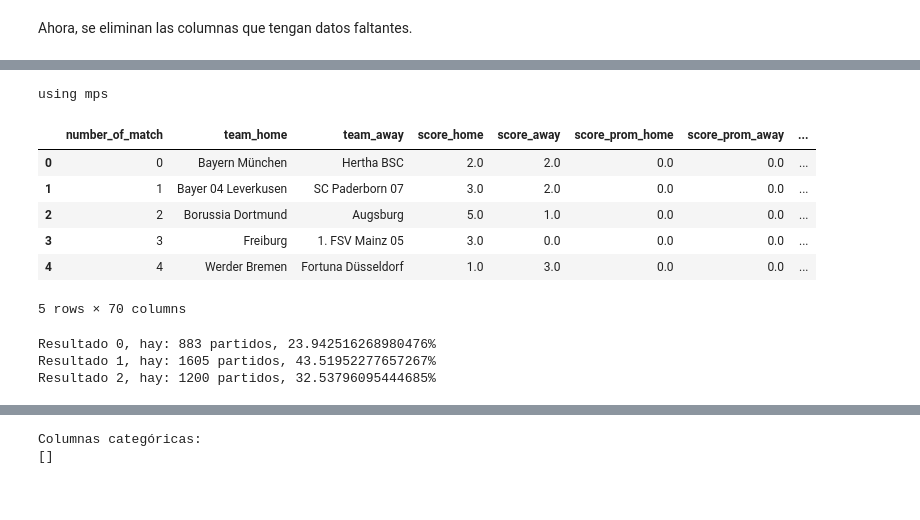
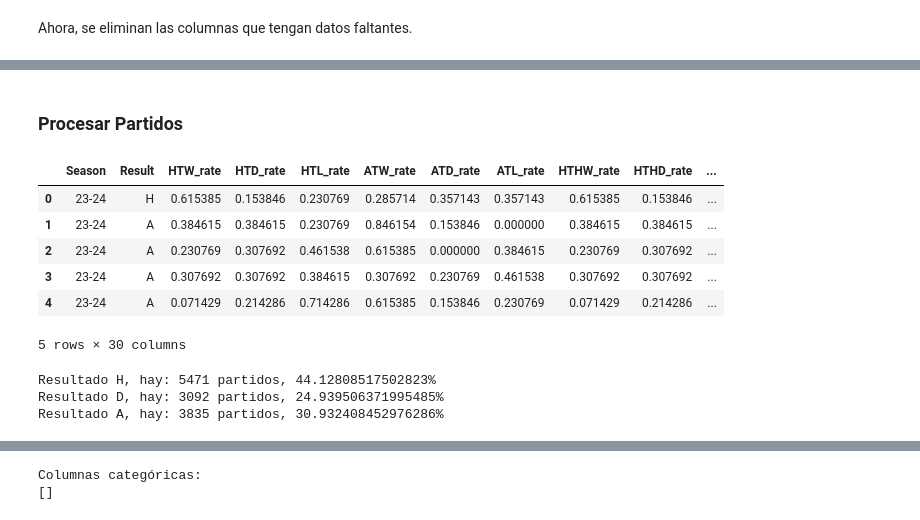
Before and after one commit to gustfernandez/iPre-resultados-deportivos, a Jupyter notebook: TabNet_grandes_ligas.ipynb, the cells around one changed output, grey strips where cells are left out. Cells and saved outputs as stored; diff of their text form; code cells hidden in the pictures.

```diff
--- a/TabNet_grandes_ligas.ipynb
+++ b/TabNet_grandes_ligas.ipynb
@@ -16,15 +14,13 @@ Creditos a Diego Fernandez por el manejo de los datos.
 # %%
-folder1 = "Data"
-ligas = ["Bundesliga", "Ligue-1", "Premier"]
-años = ["19-20", "20-21", "21-22", "22-23", "23-24"]
-torneos = []
+folder1 = "Data/Nuevos Datos Ligas"
+ligas = ["bundesliga", "ligue-1", "premier-league", "serie-a"]
+torneos = {}
 
 for liga in ligas:
-    for año in años:
-        match_file = f"stats_{año}.csv"
-        try:
-            path_matches = os.path.join(folder1, liga, match_file)
-            matches = pd.read_csv(path_matches)
-        except FileNotFoundError:
-            continue
-        torneos.append(matches)
+    match_file = f"features-{liga}.csv"
+    try:
+        path_matches = os.path.join(folder1, match_file)
+        matches = pd.read_csv(path_matches)
+    except FileNotFoundError:
+        continue
+    torneos[liga] = matches #diccionario. key: liga, value: dataframe
@@ -66,8 +59,5 @@ for torneo in torneos:
 # %%
-torneos = torneos2
-torneos[0].head()
+#Cantidad de datos en cada torneo
 
-#Cantidad de datos en cada torneo
-for torneo in torneos:
-    print(torneo.shape)
+torneos["bundesliga"].head()
 # %% [output]
@@ -332,6 +70,0 @@ procesated_matches.to_csv("procesated_matches_big_leagues.csv", index=False)
-# %%
-#Usamos el GPU si esta disponible, mps porque es apple silicon.
-device = 'mps' if torch.backends.mps.is_available() else 'cpu'
-print(f"using {device}")
-# %% [output]
-using mps
@@ -356,10 +71,2 @@ matches["result"] = results
-# %%
-matches.head()
-# %% [output]
-|  | number_of_match | team_home | team_away | score_home | score_away | score_prom_home | score_prom_away | ... |
-| 0 | 0 | Bayern München | Hertha BSC | 2.0 | 2.0 | 0.0 | 0.0 | ... |
-| 1 | 1 | Bayer 04 Leverkusen | SC Paderborn 07 | 3.0 | 2.0 | 0.0 | 0.0 | ... |
-| 2 | 2 | Borussia Dortmund | Augsburg | 5.0 | 1.0 | 0.0 | 0.0 | ... |
-| 3 | 3 | Freiburg | 1. FSV Mainz 05 | 3.0 | 0.0 | 0.0 | 0.0 | ... |
-| 4 | 4 | Werder Bremen | Fortuna Düsseldorf | 1.0 | 3.0 | 0.0 | 0.0 | ... |
-5 rows × 70 columns
+# %% [markdown]
+### Procesar Partidos
@@ -365,0 +77,10 @@ matches.head()
+# %%
+torneos["bundesliga"].head()
+# %% [output]
+|  | Season | Result | HTW_rate | HTD_rate | HTL_rate | ATW_rate | ATD_rate | ATL_rate | HTHW_rate | HTHD_rate | ... |
+| 0 | 23-24 | H | 0.615385 | 0.153846 | 0.230769 | 0.285714 | 0.357143 | 0.357143 | 0.615385 | 0.153846 | ... |
+| 1 | 23-24 | A | 0.384615 | 0.384615 | 0.230769 | 0.846154 | 0.153846 | 0.000000 | 0.384615 | 0.384615 | ... |
+| 2 | 23-24 | A | 0.230769 | 0.307692 | 0.461538 | 0.615385 | 0.000000 | 0.384615 | 0.230769 | 0.307692 | ... |
+| 3 | 23-24 | A | 0.307692 | 0.307692 | 0.384615 | 0.307692 | 0.230769 | 0.461538 | 0.307692 | 0.307692 | ... |
+| 4 | 23-24 | A | 0.071429 | 0.214286 | 0.714286 | 0.615385 | 0.153846 | 0.230769 | 0.071429 | 0.214286 | ... |
+5 rows × 30 columns
@@ -366,9 +100,9 @@ matches.head()
 # %%
 #Cantidad de partidos por resultado (local, empate, visita)
-for i in range(0,3):
-    cantidad = matches[matches["result"]==i].shape[0]
+for i in ["H", "D", "A"]:
+    cantidad = matches[matches["Result"]==i].shape[0]
     print(f"Resultado {i}, hay: {cantidad} partidos, {cantidad*100/len(matches)}%")
 # %% [output]
-Resultado 0, hay: 883 partidos, 23.942516268980476%
-Resultado 1, hay: 1605 partidos, 43.51952277657267%
-Resultado 2, hay: 1200 partidos, 32.53796095444685%
+Resultado H, hay: 5471 partidos, 44.12808517502823%
+Resultado D, hay: 3092 partidos, 24.939506371995485%
+Resultado A, hay: 3835 partidos, 30.932408452976286%
```
Also changed, not shown: parts of 29 cells of this notebook, 11 other files.
